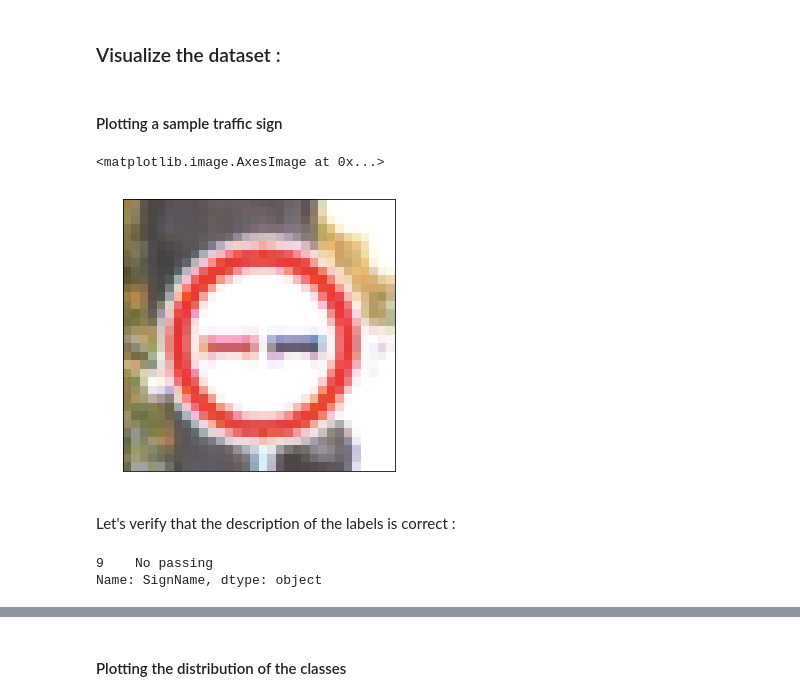
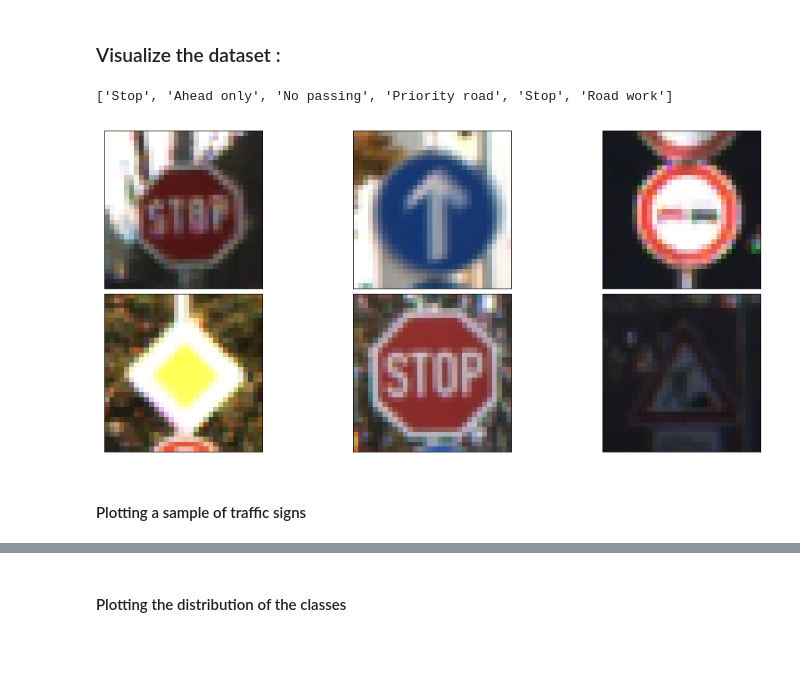
Before and after one commit to itismouad/sdcnd_traffic_sign_classifier, a Jupyter notebook: sdcnd_traffic_sign_classifier.ipynb, the cells around one changed output, grey strips where cells are left out. Saved outputs shown, nothing was run; the diff lists cells and outputs as text; code cells hidden in the pictures; blank space fills up the shorter version.

```diff
--- a/sdcnd_traffic_sign_classifier.ipynb
+++ b/sdcnd_traffic_sign_classifier.ipynb
@@ -89,4 +78,5 @@ Number of classes = 43
 `sign_names` contains the names of the names. Let's load it and check out the label names
 # %%
 sign_names = pd.read_csv(os.path.join(project_path, "signnames.csv"))
-sign_names.head()
+sign_names.set_index("ClassId", inplace=True)
+sign_dict = sign_names.SignName.to_dict()
@@ -100,20 +103,31 @@ sign_names.head()
 # %% [markdown]
 ### Visualize the dataset :
+# %%
+def show_images(images, n_row, n_col, labels=None, cmap=None):
+
+    fig, ax = plt.subplots(n_row, n_col, figsize=(15, 6))
+    ax = ax.ravel()
+    n_images = n_row*n_col
+
+    for i, image in enumerate(images):
+        plt.subplot(n_row, n_col, i+1)
+        cmap = 'gray' if len(image.shape)==2 else cmap
+        plt.imshow(image, cmap=cmap)
+        plt.xticks([])
+        plt.yticks([])
+    plt.tight_layout(pad=0, h_pad=0, w_pad=0)
+    plt.show()
+# %%
+demo_index = list(np.random.randint(0, len(X_train) + 1, 6))
+demo_images = [X_train[i] for i in demo_index]
+demo_labels = [sign_dict[y_train[i]] for i in demo_index]
+# %%
+print(demo_labels)
+# %% [output]
+['Stop', 'Ahead only', 'No passing', 'Priority road', 'Stop', 'Road work']
+# %%
+show_images(demo_images, 2, 3, labels=demo_labels)
+# %% [output]
+[figure, added]
 # %% [markdown]
-#### Plotting a sample traffic sign
+#### Plotting a sample of traffic signs
-# %%
-plt.figure(figsize=(5,5))
-plt.grid(False)
-plt.tick_params(axis='x', colors=(0,0,0,0))
-plt.tick_params(axis='y', colors=(0,0,0,0))
-plt.imshow(X_train[453])
-# %% [output]
-<matplotlib.image.AxesImage at 0x...>
-[figure, removed]
-# %% [markdown]
-Let's verify that the description of the labels is correct :
-# %%
-sign_names.loc[sign_names.ClassId == y_train[453]]['SignName']
-# %% [output]
-9    No passing
-Name: SignName, dtype: object
```
Also changed, not shown: parts of 55 cells of this notebook, 10 other files.
